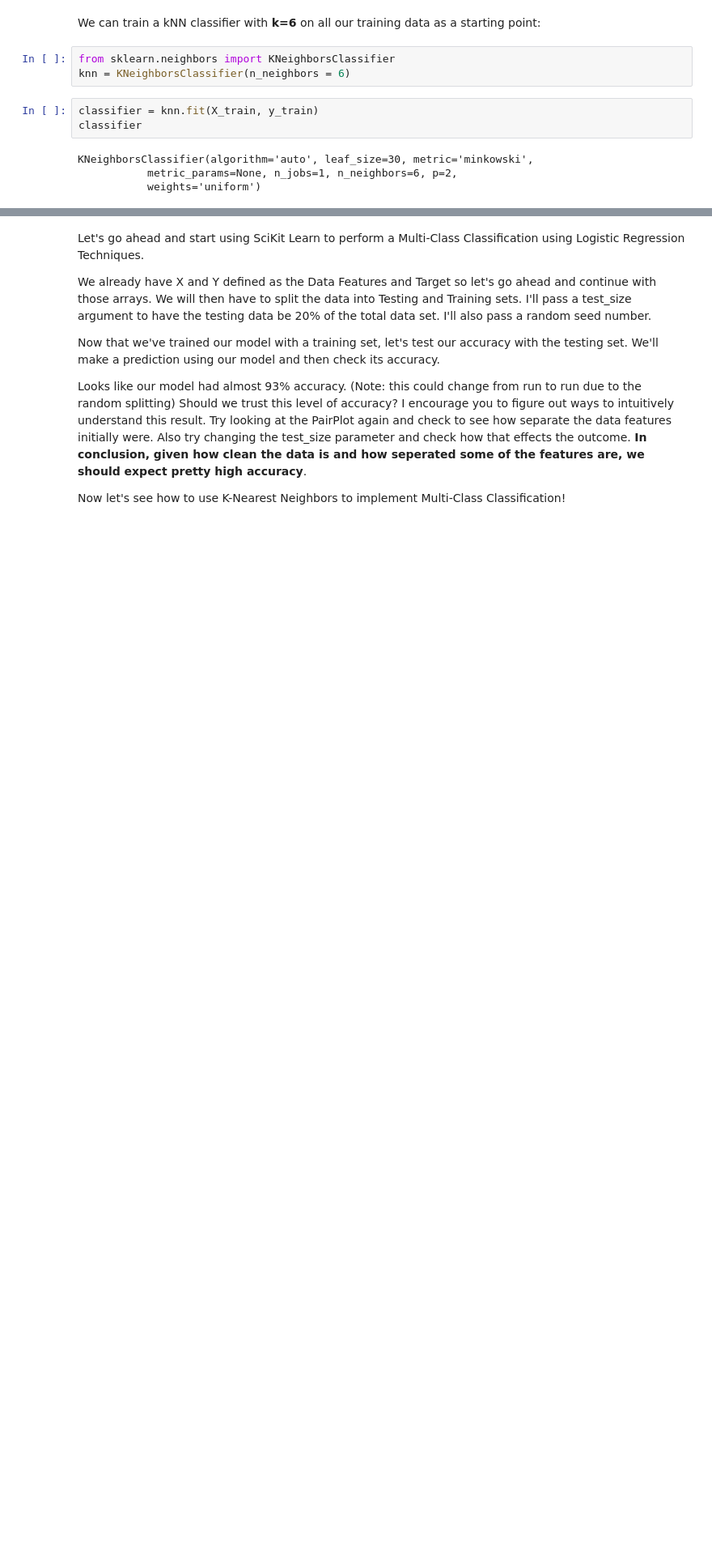
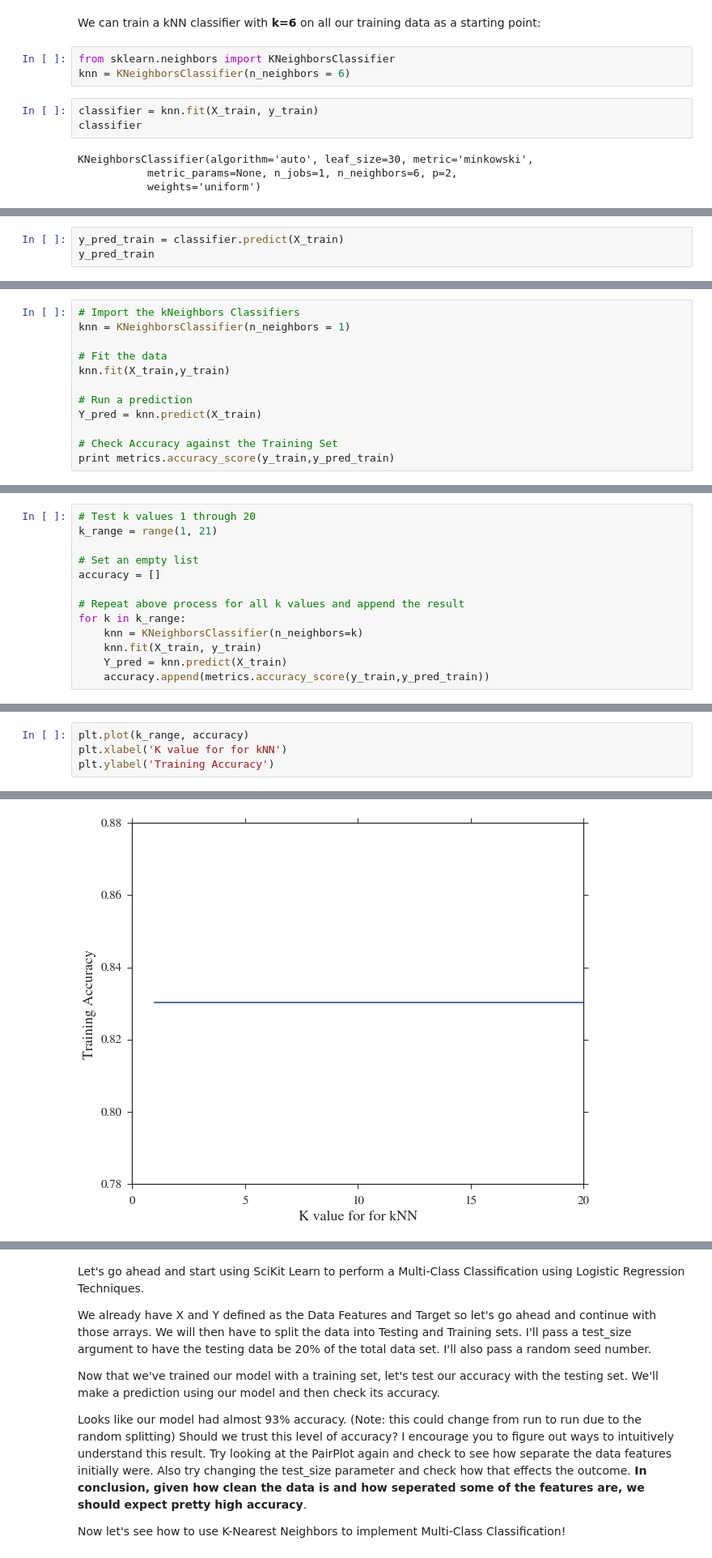
Before and after one commit to EROADdataAnalysis/EROAD, a Jupyter notebook: Supervised Learning_Q3_Predict_Bus_Or_Truck.ipynb, the cells around one changed output, grey strips where cells are left out. Shown at 81% size. Drawn from its saved outputs; the diff is of its cells as text; blank space fills up the shorter version.

```diff
--- a/Supervised Learning_Q3_Predict_Bus_Or_Truck.ipynb
+++ b/Supervised Learning_Q3_Predict_Bus_Or_Truck.ipynb
@@ -352,0 +357,3 @@ KNeighborsClassifier(algorithm='auto', leaf_size=30, metric='minkowski',
+# %%
+y_pred_train = classifier.predict(X_train)
+y_pred_train
@@ -352,0 +384,12 @@ KNeighborsClassifier(algorithm='auto', leaf_size=30, metric='minkowski',
+# %%
+# Import the kNeighbors Classifiers
+knn = KNeighborsClassifier(n_neighbors = 1)
+
+# Fit the data
+knn.fit(X_train,y_train)
+
+# Run a prediction
+Y_pred = knn.predict(X_train)
+
+# Check Accuracy against the Training Set
+print metrics.accuracy_score(y_train,y_pred_train)
@@ -352,0 +400,13 @@ KNeighborsClassifier(algorithm='auto', leaf_size=30, metric='minkowski',
+# %%
+# Test k values 1 through 20
+k_range = range(1, 21)
+
+# Set an empty list
+accuracy = []
+
+# Repeat above process for all k values and append the result
+for k in k_range:
+    knn = KNeighborsClassifier(n_neighbors=k)
+    knn.fit(X_train, y_train)
+    Y_pred = knn.predict(X_train)
+    accuracy.append(metrics.accuracy_score(y_train,y_pred_train))
@@ -352,0 +415,5 @@ KNeighborsClassifier(algorithm='auto', leaf_size=30, metric='minkowski',
+# %%
+plt.plot(k_range, accuracy)
+plt.xlabel('K value for for kNN')
+plt.ylabel('Training Accuracy')
+# %% [output]
@@ -352,0 +421 @@ KNeighborsClassifier(algorithm='auto', leaf_size=30, metric='minkowski',
+[figure, added]
```
Also changed, not shown: parts of 40 cells of this notebook.
